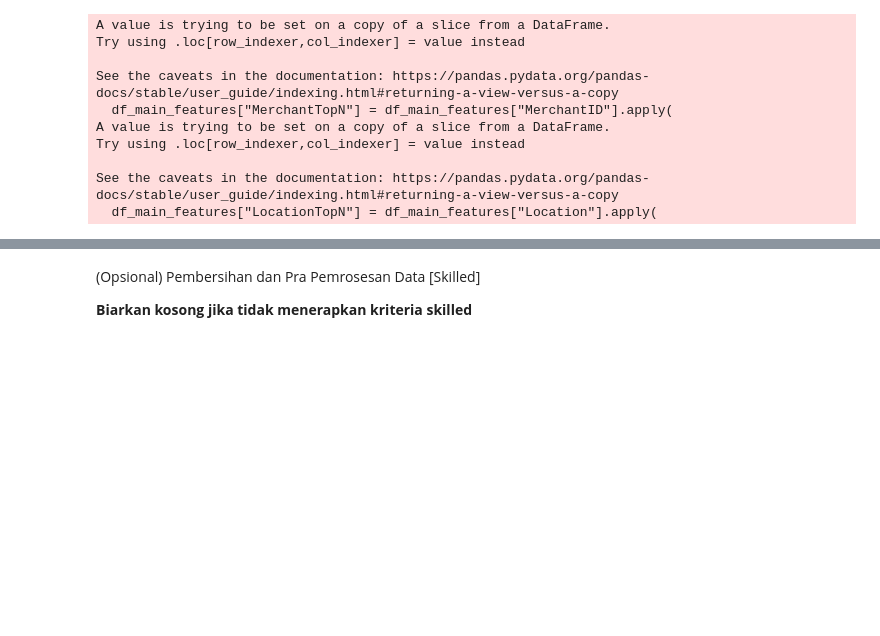
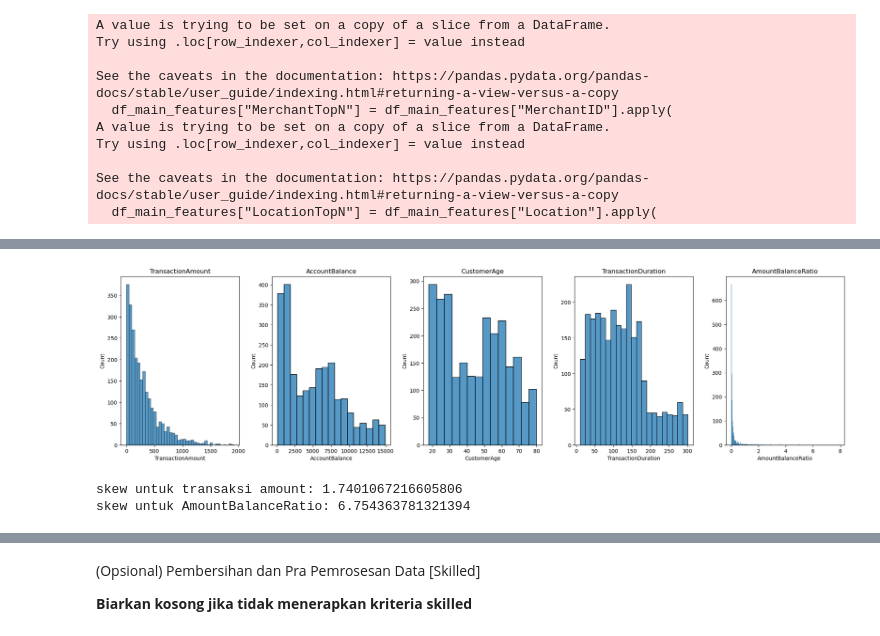
Before and after one commit to TurmaeUrsorum/porto-bank-transaction-cluster, a Jupyter notebook: porto-bank-transaction-cluster/notebooks/[Clustering]_Submission_Akhir_BMLP_Your_Name.ipynb, the cells around one changed output, grey strips where cells are left out. Saved outputs shown, nothing was run; the diff lists cells and outputs as text; code cells hidden in the pictures; blank space fills up the shorter version.

```diff
--- a/porto-bank-transaction-cluster/notebooks/[Clustering]_Submission_Akhir_BMLP_Your_Name.ipynb
+++ b/porto-bank-transaction-cluster/notebooks/[Clustering]_Submission_Akhir_BMLP_Your_Name.ipynb
@@ -443,0 +436,16 @@ df_main_features.head()
+# %%
+fig = plt.figure(figsize=(20, 10))
+for i, col in enumerate(df_main_features_numerical.columns):
+    ax = fig.add_subplot(2, 5, i + 1)
+    sns.histplot(x=df_main_features_numerical[col], ax=ax)
+    ax.set_title(col)
+plt.tight_layout()
+plt.show()
+# %% [output]
+[figure, added]
+# %%
+print("skew untuk transaksi amount:", df_main_features_numerical["TransactionAmount"].skew())
+print("skew untuk AmountBalanceRatio:", df_main_features_numerical["AmountBalanceRatio"].skew())
+# %% [output]
+skew untuk transaksi amount: 1.7401067216605806
+skew untuk AmountBalanceRatio: 6.754363781321394
```
Also changed, not shown: parts of 63 cells of this notebook, 2 other files.
